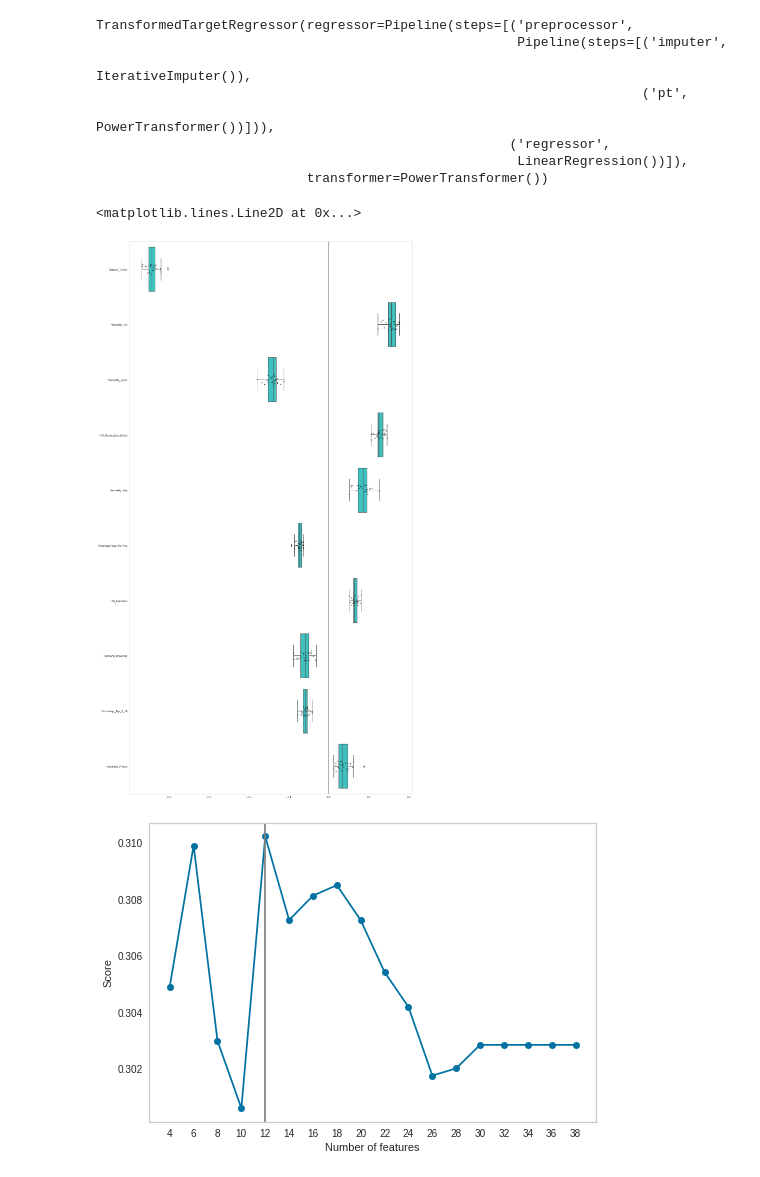
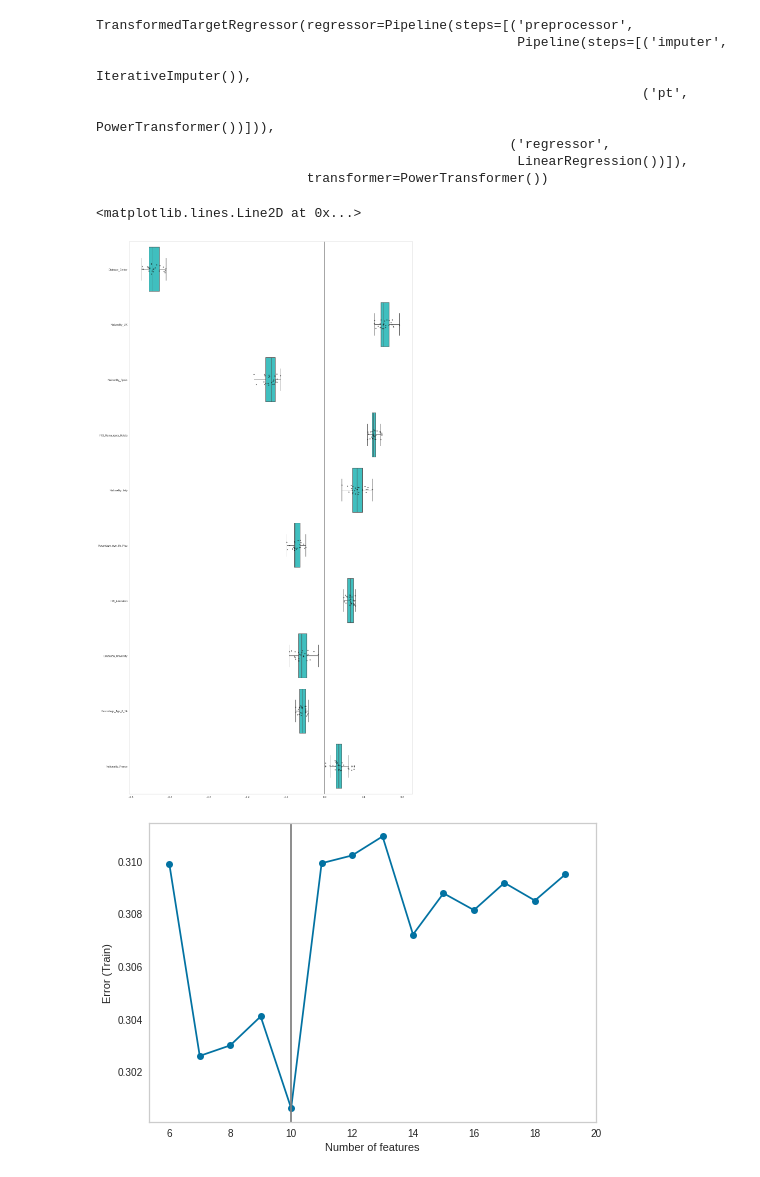
Before and after one commit to egregorimar/urbana, a Jupyter notebook: notebooks/01linear.ipynb, the cells around one changed output. Cells and saved outputs as stored; diff of their text form; code cells hidden in the pictures.

```diff
--- a/notebooks/01linear.ipynb
+++ b/notebooks/01linear.ipynb
@@ -273,7 +273,7 @@ pipe_rfe = Pipeline(
 )
 
 # Define the param space for hyper-parameter tunning (in this case, the number of features to keep with RFE)
-param_grid_rfe = [{"rfe__n_features_to_select": np.arange(4, 40, 2)}]
+param_grid_rfe = [{"rfe__n_features_to_select": np.arange(6, 20, 1)}]
 
 search_rfe = GridSearchCV(
     pipe_rfe, param_grid_rfe, scoring="neg_median_absolute_error", n_jobs=-1
@@ -419,21 +417,21 @@ sns.boxplot(data=coefs_rfe, orient="h", color="cyan", saturation=0.5)
 plt.axvline(x=0, color=".5")
 # %% [output]
 <matplotlib.lines.Line2D at 0x...>
-[figure, old version]
+[figure, new version]
 # %%
 score_features = -model.regressor_.cv_results_["mean_test_score"]
 n_features = []
 for i in model.regressor_.cv_results_["params"]:
     n_features.append(i["rfe__n_features_to_select"])
 
-id_max_score = score_features.argmax()
+id_min_score = score_features.argmin()
 
 plt.plot(n_features, score_features, marker="o")
-plt.axvline(x=n_features[id_max_score], color=".5")
+plt.axvline(x=n_features[id_min_score], color=".5")
 
 plt.xlabel("Number of features")
-plt.ylabel("Score")
+plt.ylabel("Error (Train)")
 plt.xticks(np.arange(min(n_features), max(n_features) + 2, 2.0))
 plt.show()
 # %% [output]
-[figure, old version]
+[figure, new version]
```
Also changed, not shown: parts of 9 cells of this notebook, 3 other files.
